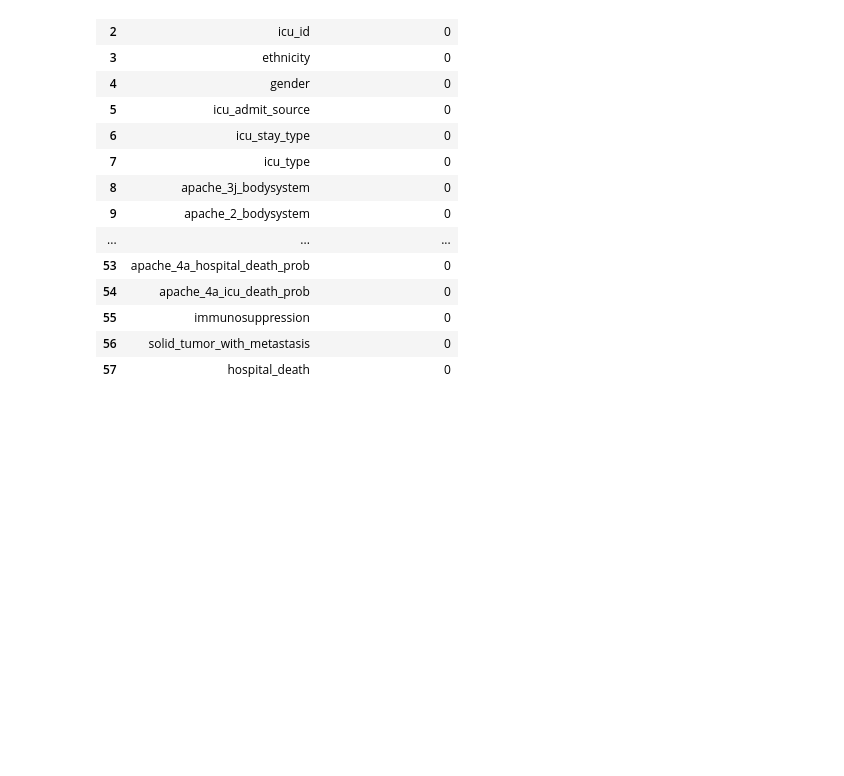
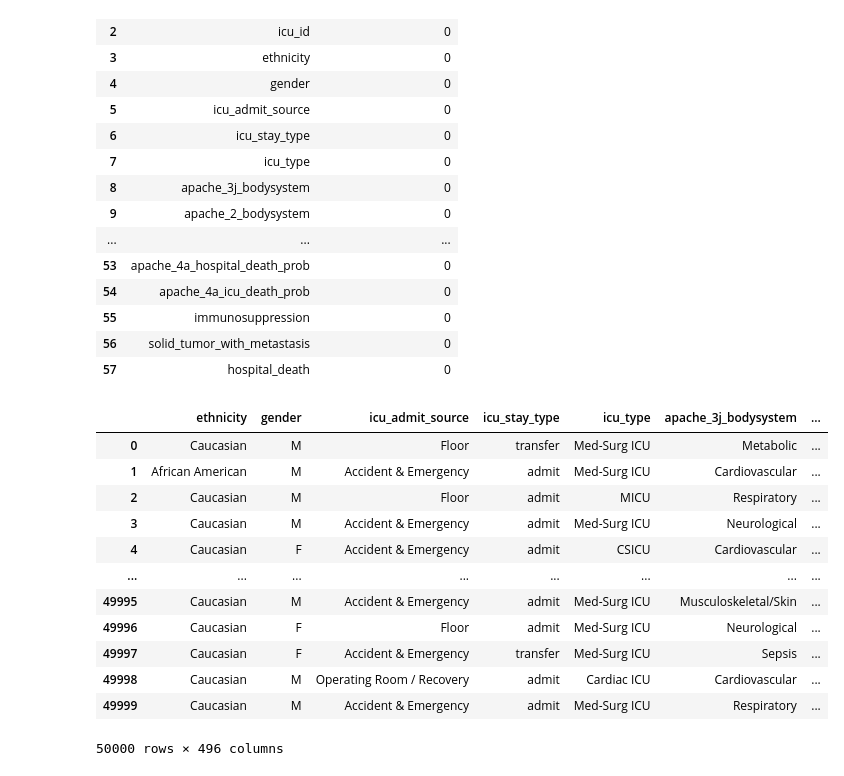
Before and after one commit to YahyaAhmedKhan/iml, a Jupyter notebook: naiveb2.ipynb, the cells around one changed output. Drawn from its saved outputs; the diff is of its cells as text; code cells hidden in the pictures; blank space fills up the shorter version.

```diff
--- a/naiveb2.ipynb
+++ b/naiveb2.ipynb
@@ -100 +126,17 @@ missing_value_counts(imputed_df)
+# %%
+cat_df
+# %% [output]
+|  | ethnicity | gender | icu_admit_source | icu_stay_type | icu_type | apache_3j_bodysystem | ... |
+| 0 | Caucasian | M | Floor | transfer | Med-Surg ICU | Metabolic | ... |
+| 1 | African American | M | Accident & Emergency | admit | Med-Surg ICU | Cardiovascular | ... |
+| 2 | Caucasian | M | Floor | admit | MICU | Respiratory | ... |
+| 3 | Caucasian | M | Accident & Emergency | admit | Med-Surg ICU | Neurological | ... |
+| 4 | Caucasian | F | Accident & Emergency | admit | CSICU | Cardiovascular | ... |
+| ... | ... | ... | ... | ... | ... | ... | ... |
+| 49995 | Caucasian | M | Accident & Emergency | admit | Med-Surg ICU | Musculoskeletal/Skin | ... |
+| 49996 | Caucasian | F | Floor | admit | Med-Surg ICU | Neurological | ... |
+| 49997 | Caucasian | F | Accident & Emergency | transfer | Med-Surg ICU | Sepsis | ... |
+| 49998 | Caucasian | M | Operating Room / Recovery | admit | Cardiac ICU | Cardiovascular | ... |
+| 49999 | Caucasian | M | Accident & Emergency | admit | Med-Surg ICU | Respiratory | ... |
+50000 rows × 496 columns
 # %%
```
Also changed, not shown: parts of 18 cells of this notebook, 3 other files.
